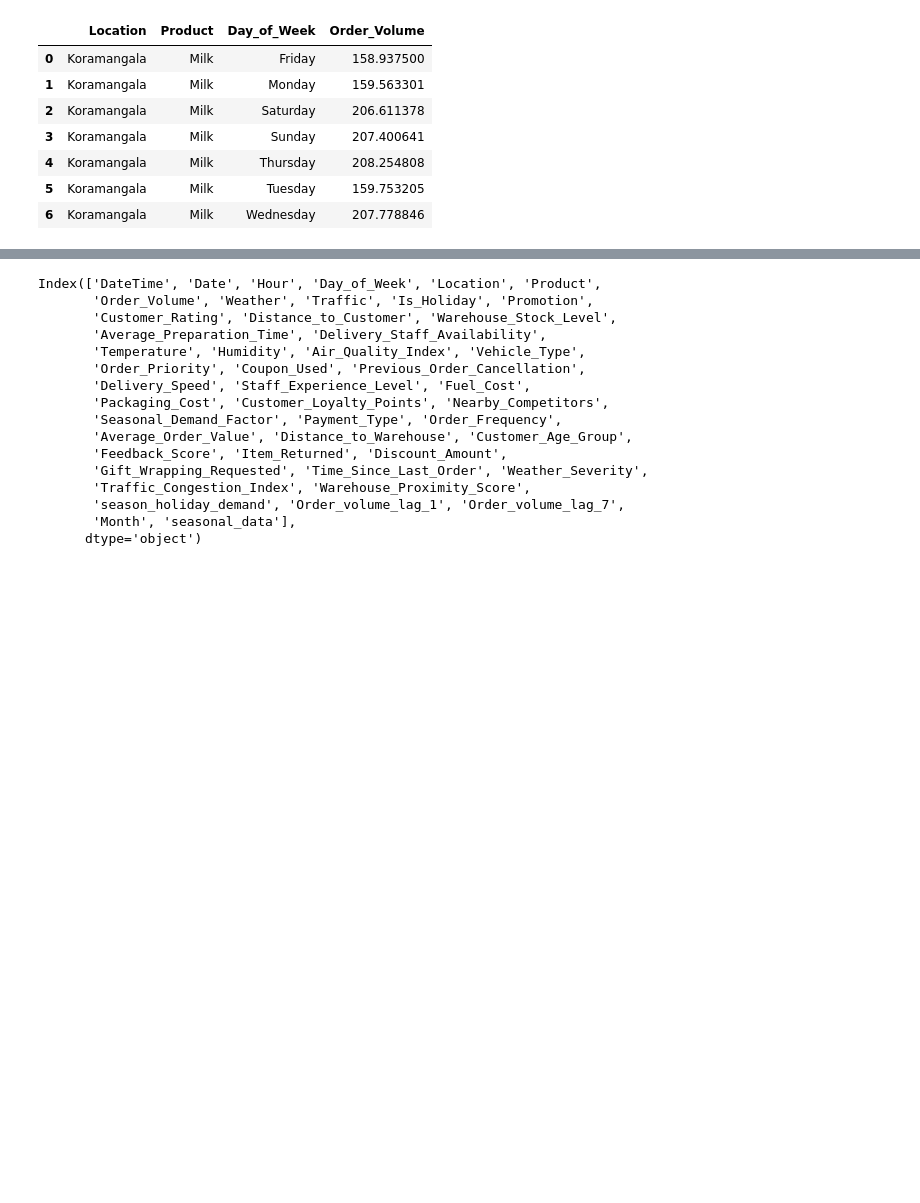
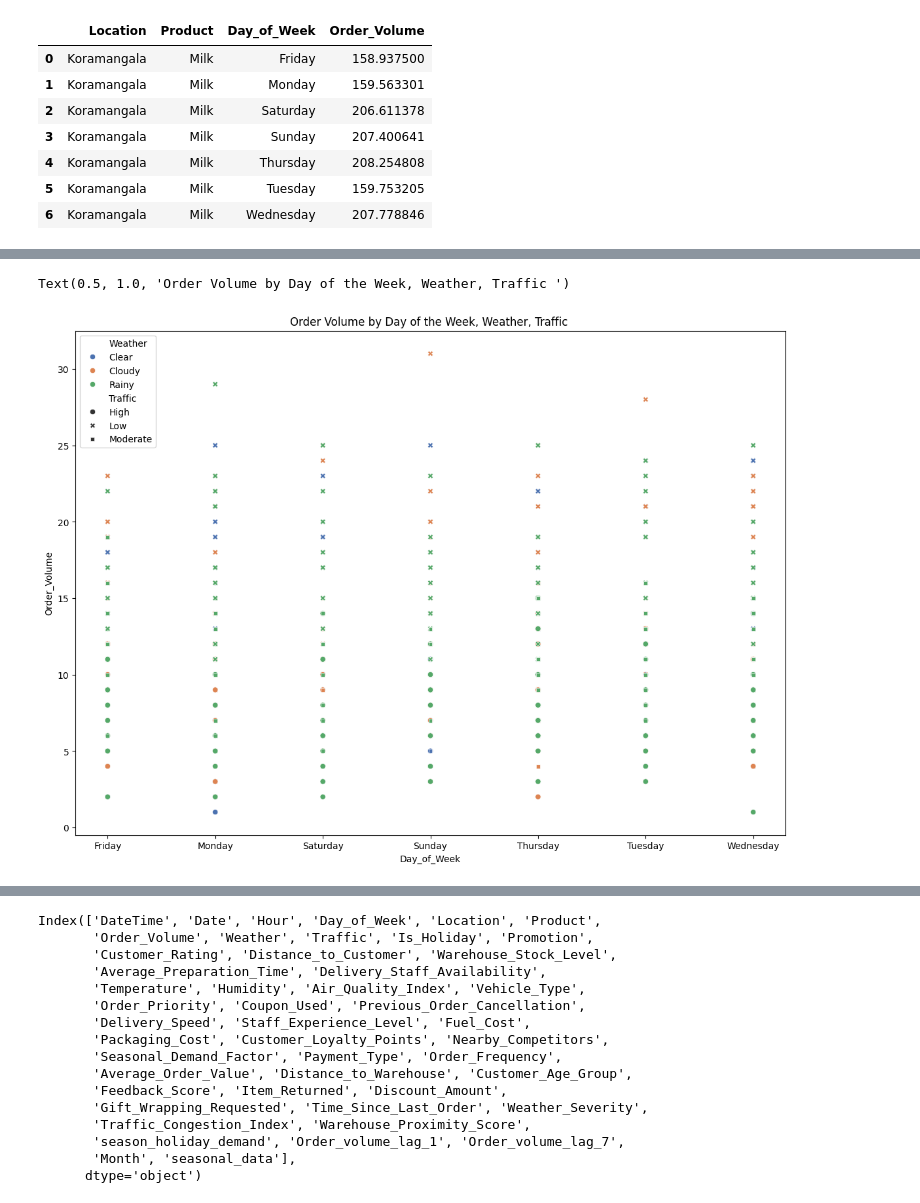
Before and after one commit to rahul8879/swiggy_demand_modelling, a Jupyter notebook: notebooks/analysis.ipynb, the cells around one changed output, grey strips where cells are left out. Cells and saved outputs as stored; diff of their text form; code cells hidden in the pictures; blank space fills up the shorter version.

```diff
--- a/notebooks/analysis.ipynb
+++ b/notebooks/analysis.ipynb
@@ -1074,0 +1196,8 @@ Average order volume of on koramangala:
+# %%
+weather_order_volume=product_data.groupby(['Weather','Day_of_Week','Month','Traffic'])['Order_Volume'].size().reset_index()
+plt.figure(figsize=(14,10))
+sns.scatterplot(data=weather_order_volume,x='Day_of_Week',y='Order_Volume',hue='Weather',style='Traffic',palette='deep')
+plt.title('Order Volume by Day of the Week, Weather, Traffic ')
+# %% [output]
+Text(0.5, 1.0, 'Order Volume by Day of the Week, Weather, Traffic ')
+[figure, added]
```
Also changed, not shown: parts of 15 cells of this notebook.
